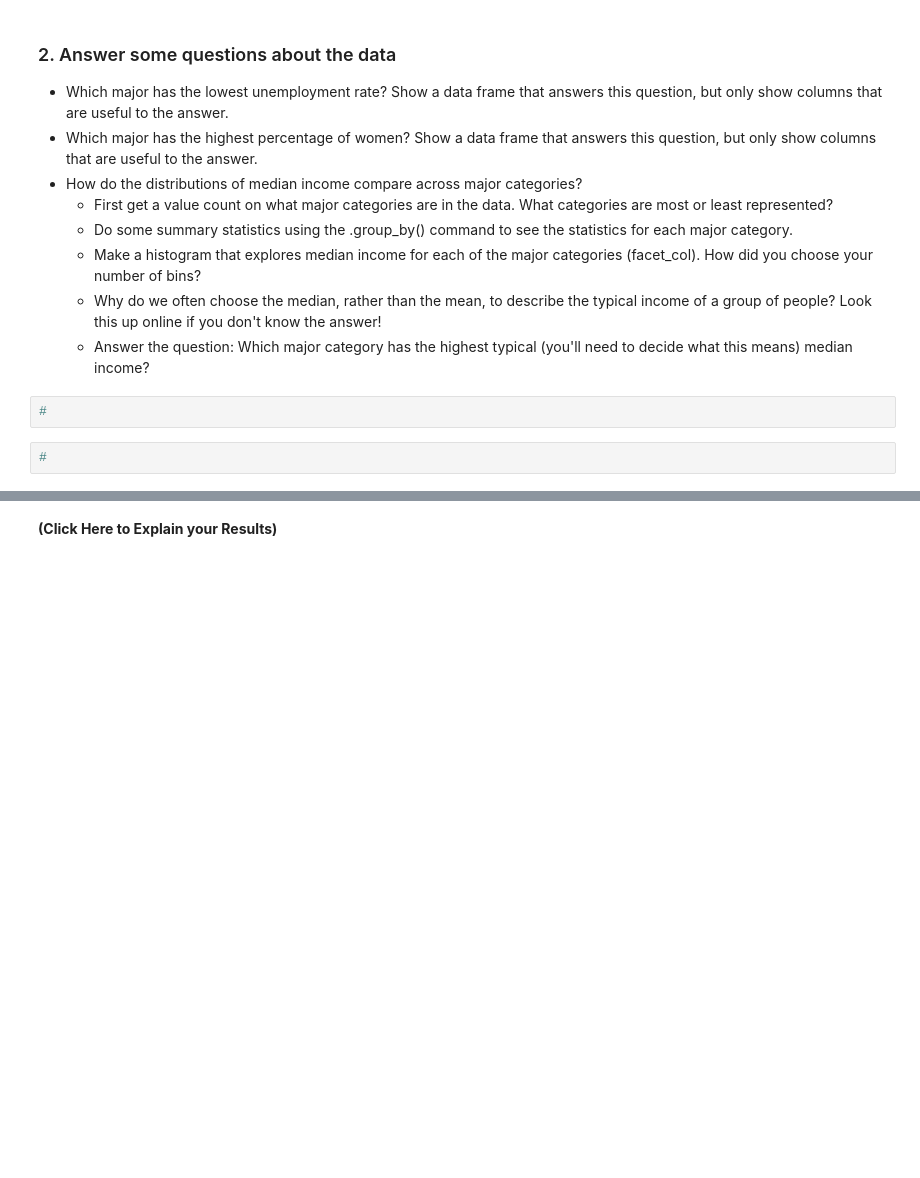
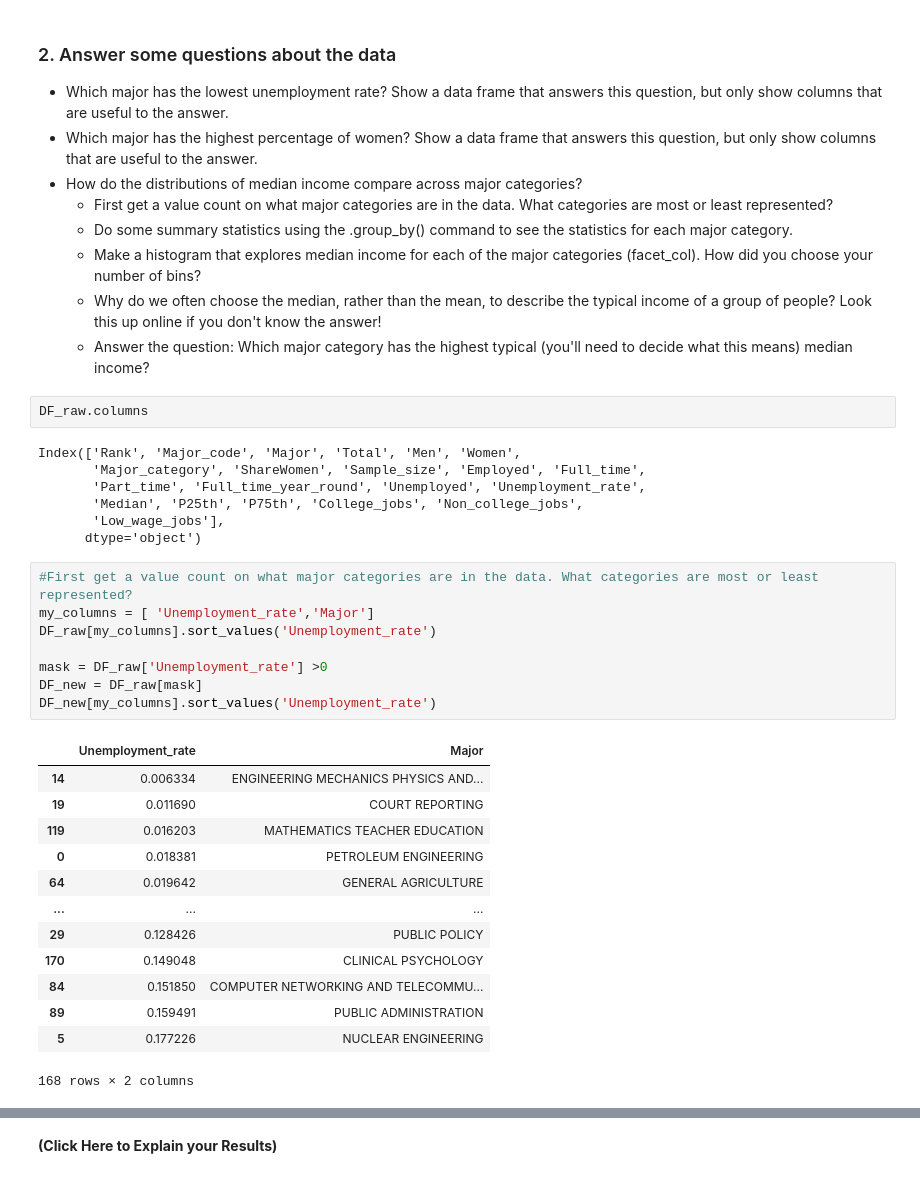
Before and after one commit to Rubenmregalado/Day7, a Jupyter notebook: Day7-HW.ipynb, the cells around one changed output, grey strips where cells are left out. Saved outputs shown, nothing was run; the diff lists cells and outputs as text; blank space fills up the shorter version.

```diff
--- a/Day7-HW.ipynb
+++ b/Day7-HW.ipynb
@@ -267,6 +273,33 @@ DF_raw
     * Why do we often choose the median, rather than the mean, to describe the typical income of a group of people? Look this up online if you don't know the answer!
     * Answer the question: Which major category has the highest typical (you'll need to decide what this means) median income?
 # %%
-#
+DF_raw.columns
+# %% [output]
+Index(['Rank', 'Major_code', 'Major', 'Total', 'Men', 'Women',
+       'Major_category', 'ShareWomen', 'Sample_size', 'Employed', 'Full_time',
+       'Part_time', 'Full_time_year_round', 'Unemployed', 'Unemployment_rate',
+       'Median', 'P25th', 'P75th', 'College_jobs', 'Non_college_jobs',
+       'Low_wage_jobs'],
+      dtype='object')
 # %%
-#
+#First get a value count on what major categories are in the data. What categories are most or least represented?
+my_columns = [ 'Unemployment_rate','Major']
+DF_raw[my_columns].sort_values('Unemployment_rate')
+
+mask = DF_raw['Unemployment_rate'] >0
+DF_new = DF_raw[mask]
+DF_new[my_columns].sort_values('Unemployment_rate')
+# %% [output]
+|  | Unemployment_rate | Major |
+| 14 | 0.006334 | ENGINEERING MECHANICS PHYSICS AND... |
+| 19 | 0.011690 | COURT REPORTING |
+| 119 | 0.016203 | MATHEMATICS TEACHER EDUCATION |
+| 0 | 0.018381 | PETROLEUM ENGINEERING |
+| 64 | 0.019642 | GENERAL AGRICULTURE |
+| ... | ... | ... |
+| 29 | 0.128426 | PUBLIC POLICY |
+| 170 | 0.149048 | CLINICAL PSYCHOLOGY |
+| 84 | 0.151850 | COMPUTER NETWORKING AND TELECOMMU... |
+| 89 | 0.159491 | PUBLIC ADMINISTRATION |
+| 5 | 0.177226 | NUCLEAR ENGINEERING |
+168 rows × 2 columns
```
Also changed, not shown: parts of 13 cells of this notebook.
